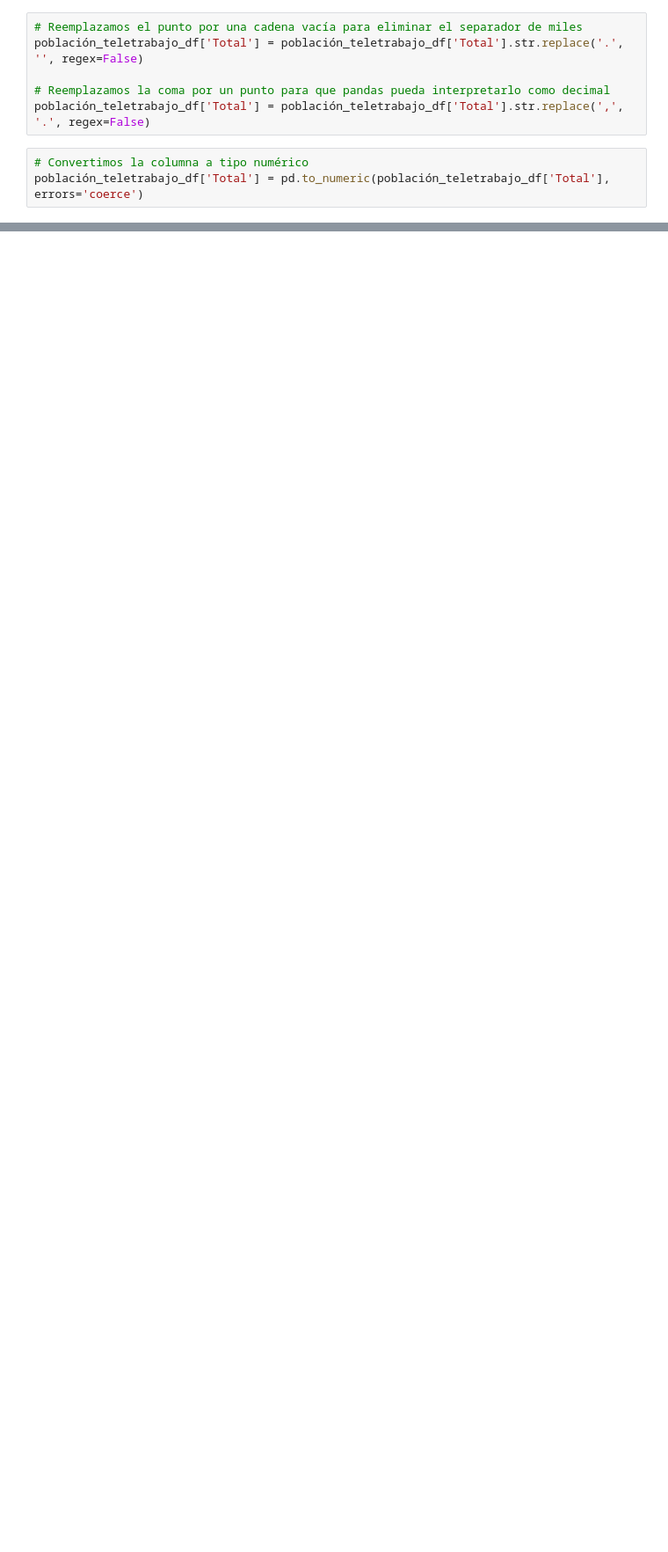
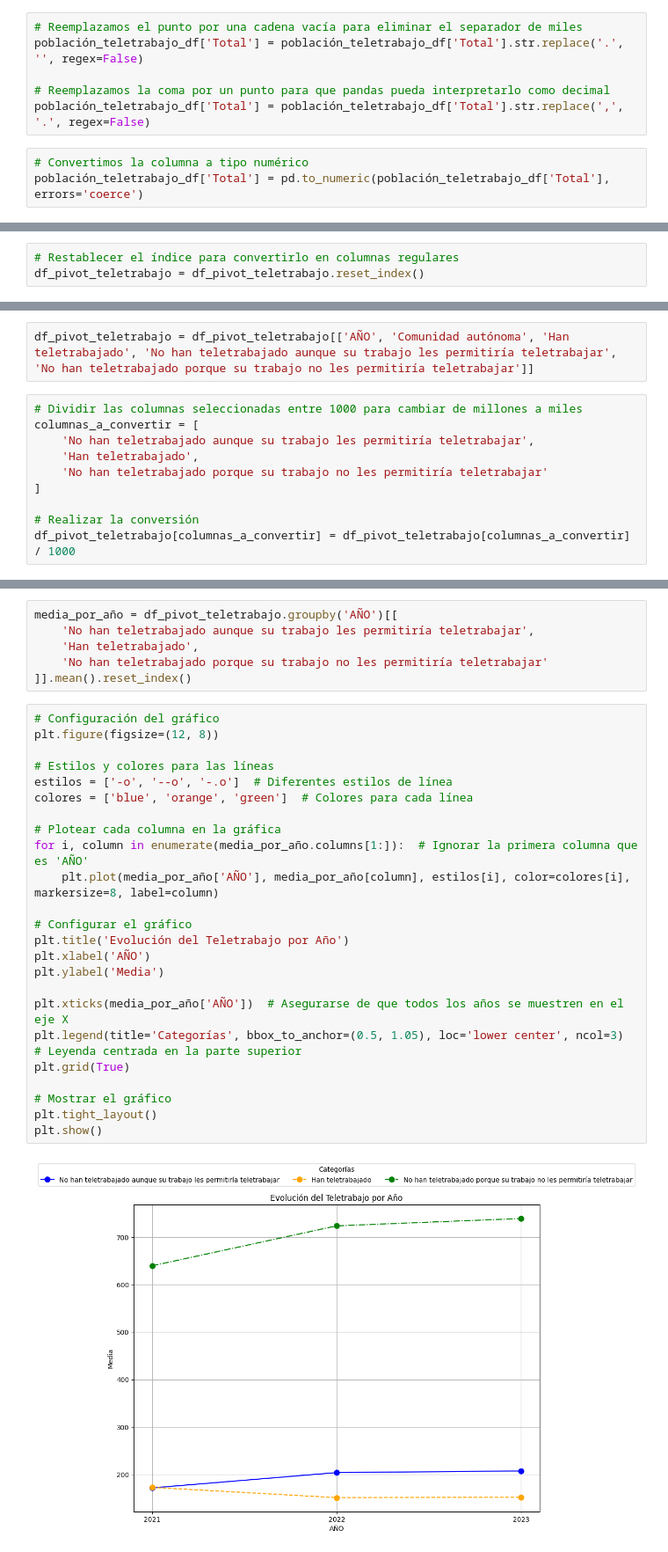
Before and after one commit to cdeniaca/Group-7, a Jupyter notebook: Poblacion_Teletrabajo.ipynb, the cells around one changed output, grey strips where cells are left out. Shown at 88% size. Drawn from its saved outputs; the diff is of its cells as text; blank space fills up the shorter version.

```diff
--- a/Poblacion_Teletrabajo.ipynb
+++ b/Poblacion_Teletrabajo.ipynb
@@ -91,0 +137,3 @@ print(población_teletrabajo_df['Teletrabajo'].unique())
+# %%
+# Restablecer el índice para convertirlo en columnas regulares
+df_pivot_teletrabajo = df_pivot_teletrabajo.reset_index()
@@ -91,0 +145,12 @@ print(población_teletrabajo_df['Teletrabajo'].unique())
+# %%
+df_pivot_teletrabajo = df_pivot_teletrabajo[['AÑO', 'Comunidad autónoma', 'Han teletrabajado', 'No han teletrabajado aunque su trabajo les permitiría teletrabajar', 'No han teletrabajado porque su trabajo no les permitiría teletrabajar']]
+# %%
+# Dividir las columnas seleccionadas entre 1000 para cambiar de millones a miles
+columnas_a_convertir = [
+    'No han teletrabajado aunque su trabajo les permitiría teletrabajar',
+    'Han teletrabajado',
+    'No han teletrabajado porque su trabajo no les permitiría teletrabajar'
+]
+
+# Realizar la conversión
+df_pivot_teletrabajo[columnas_a_convertir] = df_pivot_teletrabajo[columnas_a_convertir] / 1000
@@ -91,0 +177,32 @@ print(población_teletrabajo_df['Teletrabajo'].unique())
+# %%
+media_por_año = df_pivot_teletrabajo.groupby('AÑO')[[
+    'No han teletrabajado aunque su trabajo les permitiría teletrabajar',
+    'Han teletrabajado',
+    'No han teletrabajado porque su trabajo no les permitiría teletrabajar'
+]].mean().reset_index()
+# %%
+# Configuración del gráfico
+plt.figure(figsize=(12, 8))
+
+# Estilos y colores para las líneas
+estilos = ['-o', '--o', '-.o']  # Diferentes estilos de línea
+colores = ['blue', 'orange', 'green']  # Colores para cada línea
+
+# Plotear cada columna en la gráfica
+for i, column in enumerate(media_por_año.columns[1:]):  # Ignorar la primera columna que es 'AÑO'
+    plt.plot(media_por_año['AÑO'], media_por_año[column], estilos[i], color=colores[i], markersize=8, label=column)
+
+# Configurar el gráfico
+plt.title('Evolución del Teletrabajo por Año')
+plt.xlabel('AÑO')
+plt.ylabel('Media')
+
+plt.xticks(media_por_año['AÑO'])  # Asegurarse de que todos los años se muestren en el eje X
+plt.legend(title='Categorías', bbox_to_anchor=(0.5, 1.05), loc='lower center', ncol=3)  # Leyenda centrada en la parte superior
+plt.grid(True)
+
+# Mostrar el gráfico
+plt.tight_layout()
+plt.show()
+# %% [output]
+[figure, added]
```
Also changed, not shown: parts of 16 cells of this notebook.
